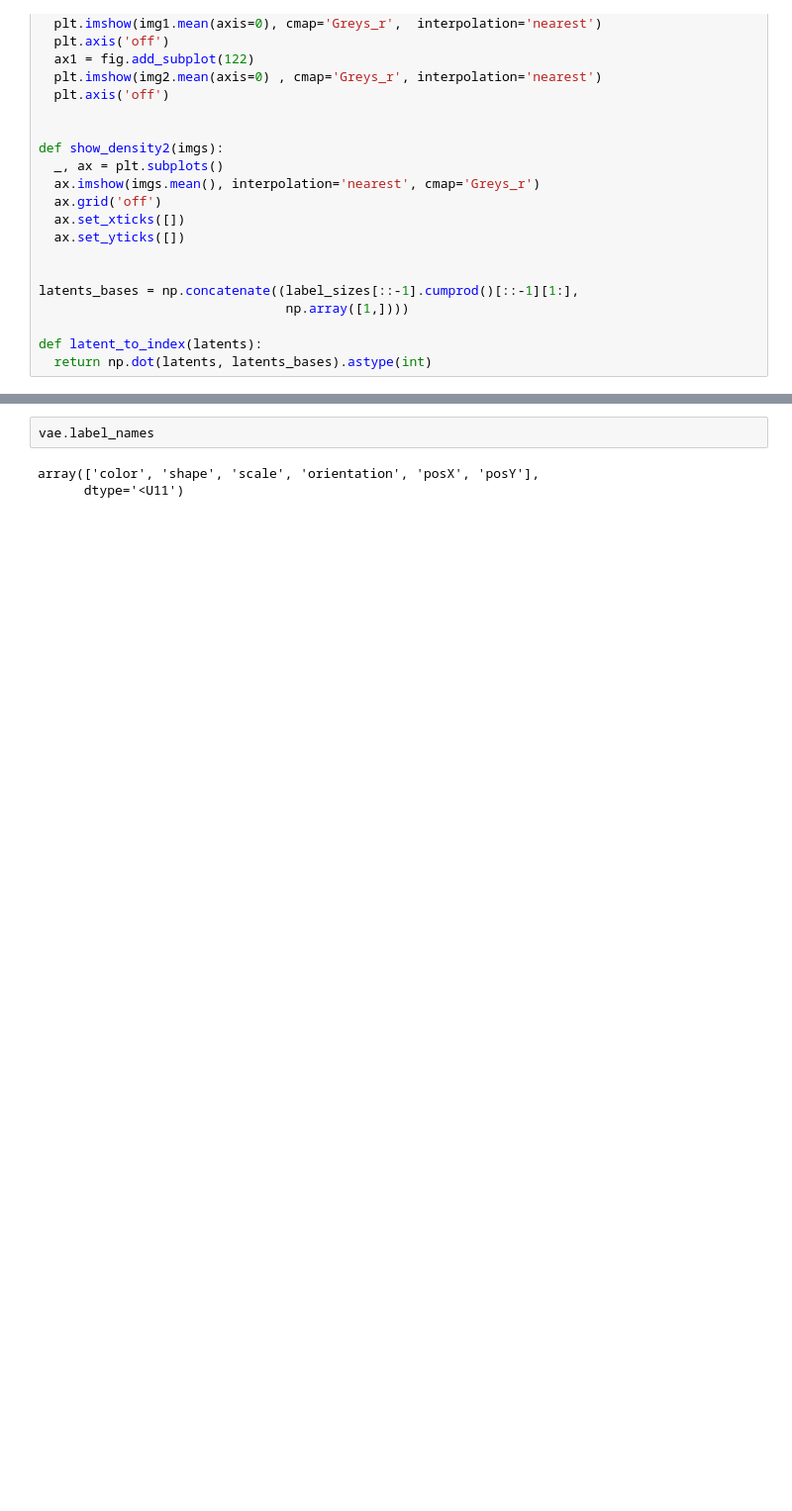
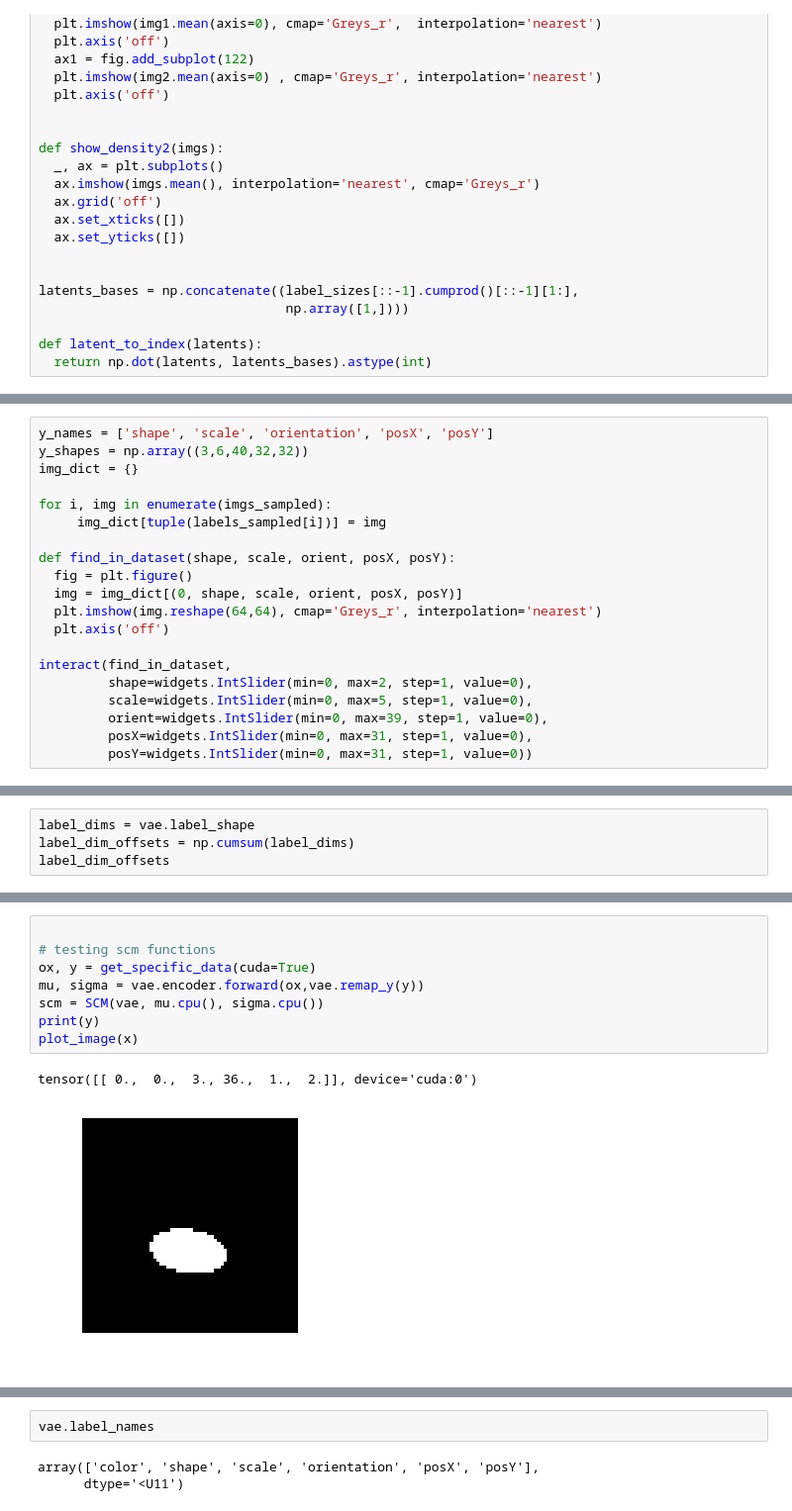
Before and after one commit to robertness/causalvae, a Jupyter notebook: causal_vae_dsprites.ipynb, the cells around one changed output, grey strips where cells are left out. Shown: that part at 99% size. Drawn from its saved outputs; the diff is of its cells as text; blank space fills up the shorter version.

```diff
--- a/causal_vae_dsprites.ipynb
+++ b/causal_vae_dsprites.ipynb
@@ -564,0 +477,20 @@ def latent_to_index(latents):
+# %%
+y_names = ['shape', 'scale', 'orientation', 'posX', 'posY']
+y_shapes = np.array((3,6,40,32,32))
+img_dict = {}
+
+for i, img in enumerate(imgs_sampled):
+     img_dict[tuple(labels_sampled[i])] = img
+
+def find_in_dataset(shape, scale, orient, posX, posY):
+  fig = plt.figure()
+  img = img_dict[(0, shape, scale, orient, posX, posY)]
+  plt.imshow(img.reshape(64,64), cmap='Greys_r', interpolation='nearest')
+  plt.axis('off')
+
+interact(find_in_dataset,
+         shape=widgets.IntSlider(min=0, max=2, step=1, value=0),
+         scale=widgets.IntSlider(min=0, max=5, step=1, value=0),
+         orient=widgets.IntSlider(min=0, max=39, step=1, value=0),
+         posX=widgets.IntSlider(min=0, max=31, step=1, value=0),
+         posY=widgets.IntSlider(min=0, max=31, step=1, value=0))
@@ -564,0 +678,4 @@ def latent_to_index(latents):
+# %%
+label_dims = vae.label_shape
+label_dim_offsets = np.cumsum(label_dims)
+label_dim_offsets
@@ -564,0 +840,11 @@ def latent_to_index(latents):
+# %%
+
+# testing scm functions
+ox, y = get_specific_data(cuda=True)
+mu, sigma = vae.encoder.forward(ox,vae.remap_y(y))
+scm = SCM(vae, mu.cpu(), sigma.cpu())
+print(y)
+plot_image(x)
+# %% [output]
+tensor([[ 0.,  0.,  3., 36.,  1.,  2.]], device='cuda:0')
+[figure, added]
```
Also changed, not shown: parts of 30 cells of this notebook.
